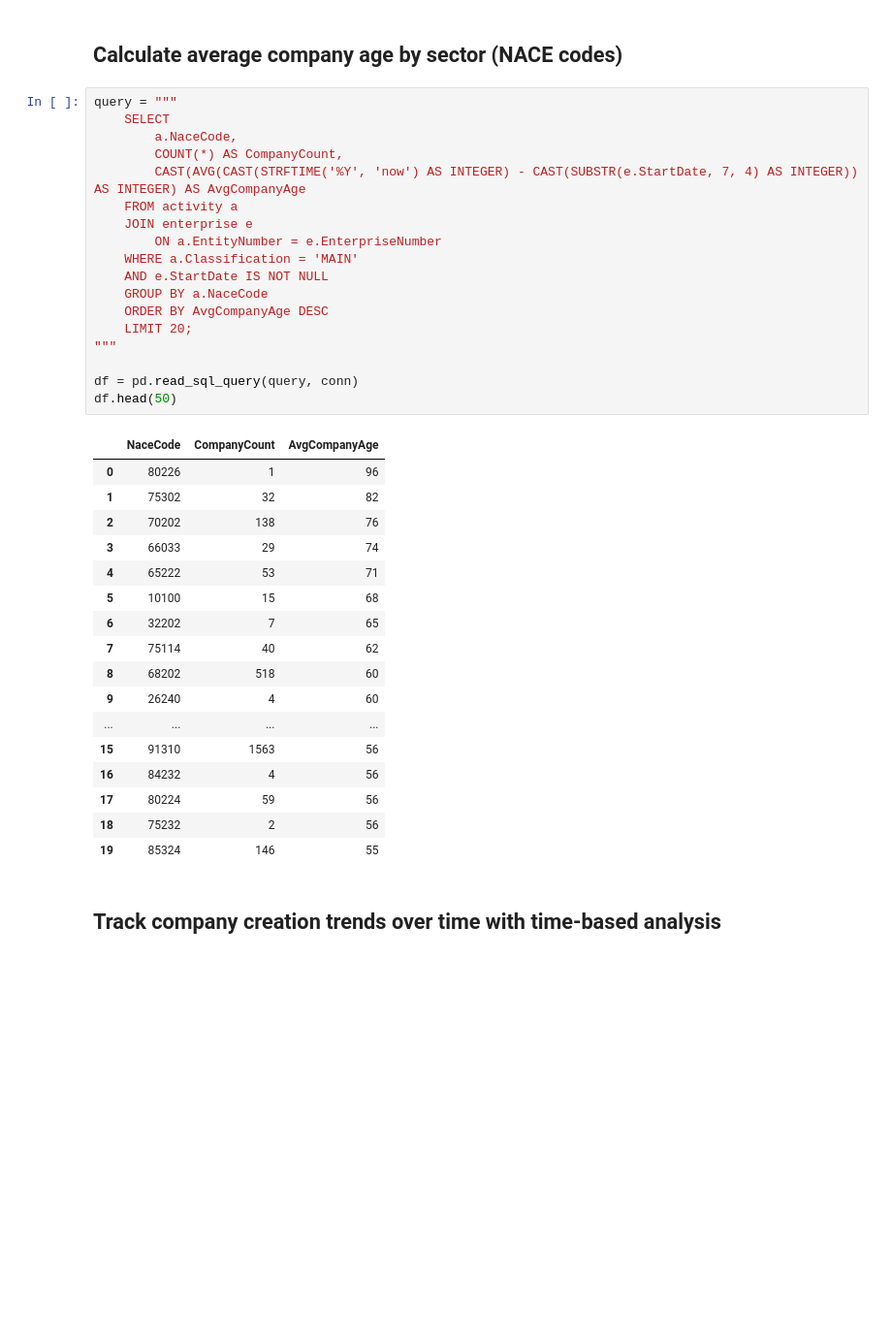
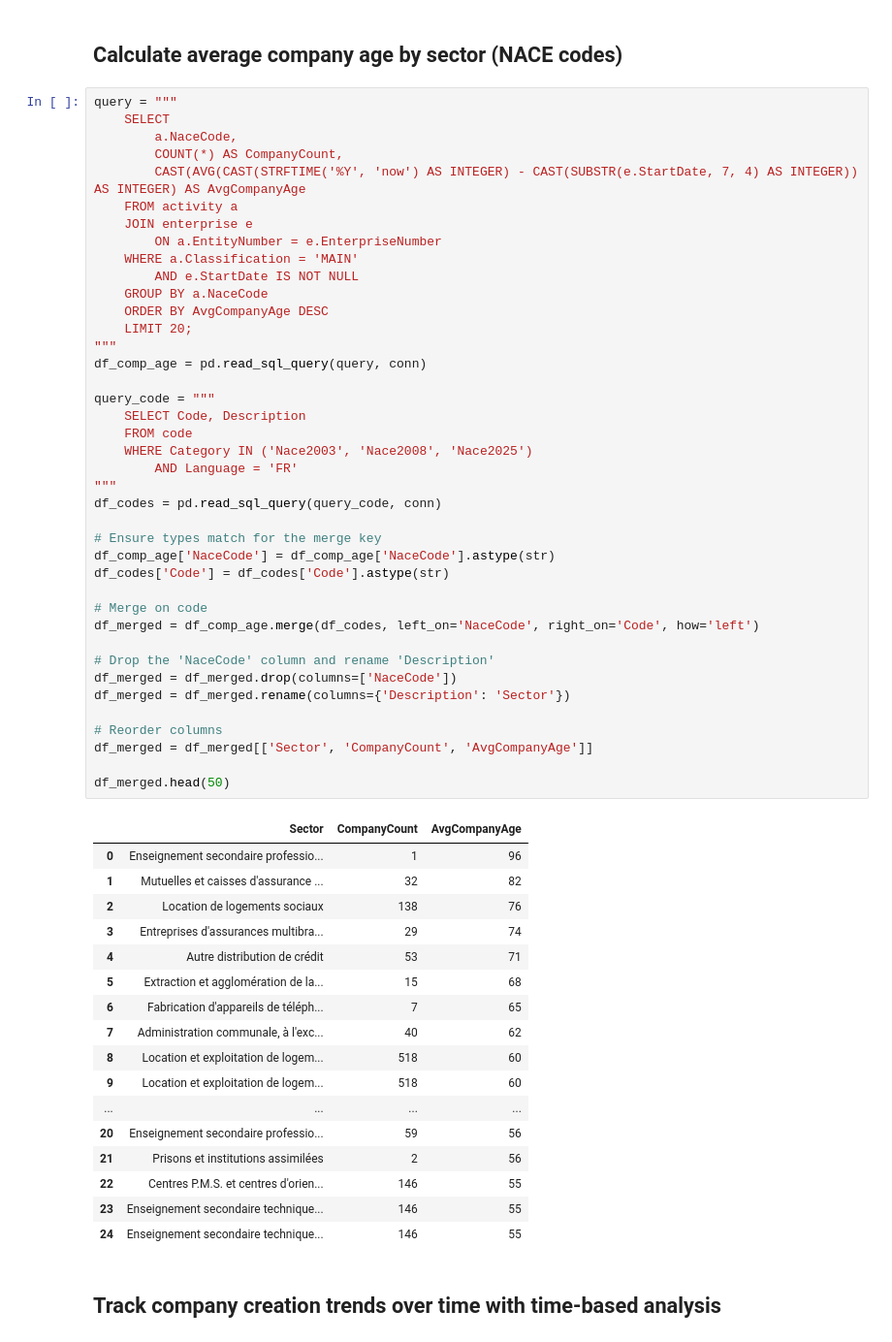
Before and after one commit to albertopd/challenge-data-analysis-sql, a Jupyter notebook: data-analysis-sql.ipynb, the cells around one changed output. Shown: that part at 97% size. Saved outputs shown, nothing was run; the diff lists cells and outputs as text; blank space fills up the shorter version.

```diff
--- a/data-analysis-sql.ipynb
+++ b/data-analysis-sql.ipynb
@@ -173,39 +174,61 @@ df.head()
 # %%
 query = """
     SELECT
         a.NaceCode,
         COUNT(*) AS CompanyCount,
         CAST(AVG(CAST(STRFTIME('%Y', 'now') AS INTEGER) - CAST(SUBSTR(e.StartDate, 7, 4) AS INTEGER)) AS INTEGER) AS AvgCompanyAge
     FROM activity a
     JOIN enterprise e
         ON a.EntityNumber = e.EnterpriseNumber
     WHERE a.Classification = 'MAIN'
-    AND e.StartDate IS NOT NULL
+        AND e.StartDate IS NOT NULL
     GROUP BY a.NaceCode
     ORDER BY AvgCompanyAge DESC
     LIMIT 20;
 """
+df_comp_age = pd.read_sql_query(query, conn)
 
-df = pd.read_sql_query(query, conn)
-df.head(50)
+query_code = """
+    SELECT Code, Description
+    FROM code
+    WHERE Category IN ('Nace2003', 'Nace2008', 'Nace2025')
+        AND Language = 'FR'
+"""
+df_codes = pd.read_sql_query(query_code, conn)
+
+# Ensure types match for the merge key
+df_comp_age['NaceCode'] = df_comp_age['NaceCode'].astype(str)
+df_codes['Code'] = df_codes['Code'].astype(str)
+
+# Merge on code
+df_merged = df_comp_age.merge(df_codes, left_on='NaceCode', right_on='Code', how='left')
+
+# Drop the 'NaceCode' column and rename 'Description'
+df_merged = df_merged.drop(columns=['NaceCode'])
+df_merged = df_merged.rename(columns={'Description': 'Sector'})
+
+# Reorder columns
+df_merged = df_merged[['Sector', 'CompanyCount', 'AvgCompanyAge']]
+
+df_merged.head(50)
 # %% [output]
-|  | NaceCode | CompanyCount | AvgCompanyAge |
-| 0 | 80226 | 1 | 96 |
-| 1 | 75302 | 32 | 82 |
-| 2 | 70202 | 138 | 76 |
-| 3 | 66033 | 29 | 74 |
-| 4 | 65222 | 53 | 71 |
-| 5 | 10100 | 15 | 68 |
-| 6 | 32202 | 7 | 65 |
-| 7 | 75114 | 40 | 62 |
-| 8 | 68202 | 518 | 60 |
-| 9 | 26240 | 4 | 60 |
+|  | Sector | CompanyCount | AvgCompanyAge |
+| 0 | Enseignement secondaire professio... | 1 | 96 |
+| 1 | Mutuelles et caisses d'assurance ... | 32 | 82 |
+| 2 | Location de logements sociaux | 138 | 76 |
+| 3 | Entreprises d'assurances multibra... | 29 | 74 |
+| 4 | Autre distribution de crédit | 53 | 71 |
+| 5 | Extraction et agglomération de la... | 15 | 68 |
+| 6 | Fabrication d'appareils de téléph... | 7 | 65 |
+| 7 | Administration communale, à l'exc... | 40 | 62 |
+| 8 | Location et exploitation de logem... | 518 | 60 |
+| 9 | Location et exploitation de logem... | 518 | 60 |
 | ... | ... | ... | ... |
-| 15 | 91310 | 1563 | 56 |
-| 16 | 84232 | 4 | 56 |
-| 17 | 80224 | 59 | 56 |
-| 18 | 75232 | 2 | 56 |
-| 19 | 85324 | 146 | 55 |
+| 20 | Enseignement secondaire professio... | 59 | 56 |
+| 21 | Prisons et institutions assimilées | 2 | 56 |
+| 22 | Centres P.M.S. et centres d'orien... | 146 | 55 |
+| 23 | Enseignement secondaire technique... | 146 | 55 |
+| 24 | Enseignement secondaire technique... | 146 | 55 |
 # %% [markdown]
 ## Track company creation trends over time with time-based analysis
 # %%
```
Also changed, not shown: parts of 6 cells of this notebook.
